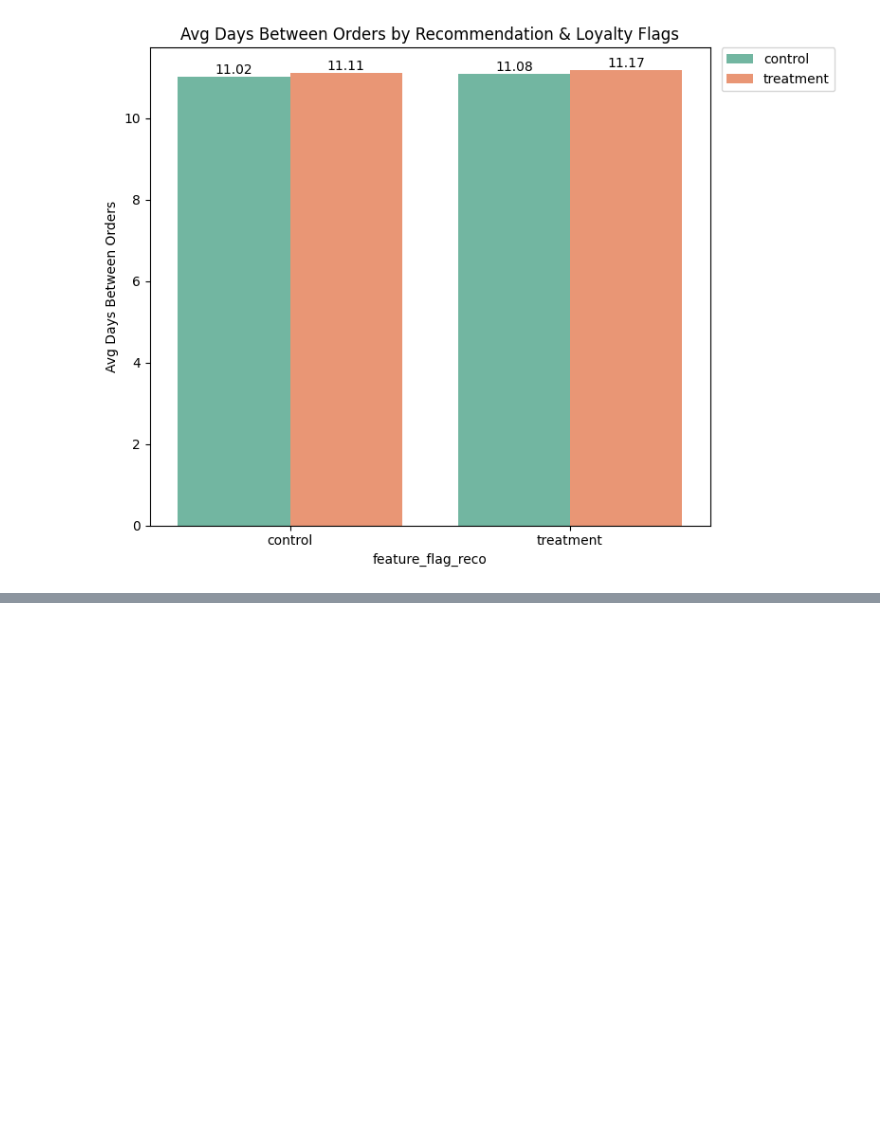
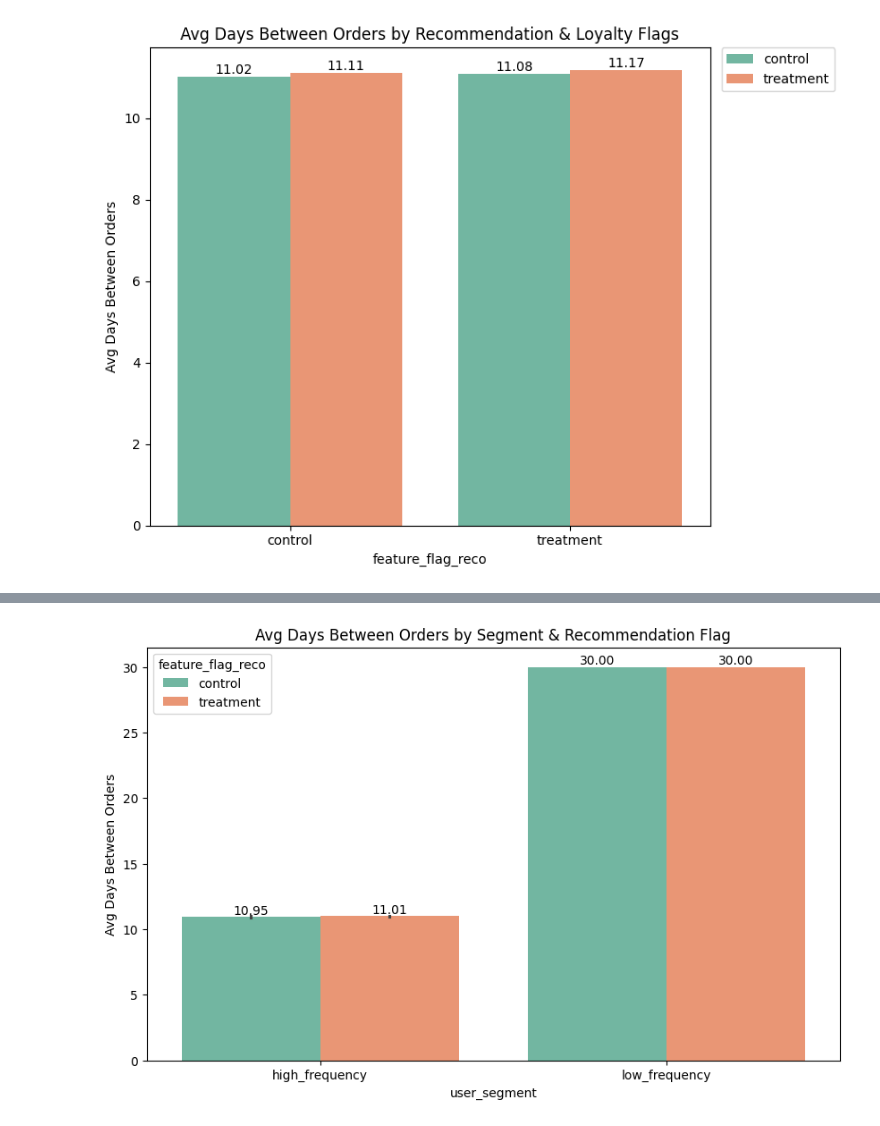
Before and after one commit to cmaguire001/instacart-feature-flag-analysis, a Jupyter notebook: Instacart_Feature_Flag_Analysis.ipynb, the cells around one changed output, grey strips where cells are left out. Cells and saved outputs as stored; diff of their text form; code cells hidden in the pictures; blank space fills up the shorter version.

Commit message:
"Milestone 7: User segmentation with feature flag analysis"

```diff
--- a/Instacart_Feature_Flag_Analysis.ipynb
+++ b/Instacart_Feature_Flag_Analysis.ipynb
@@ -468,0 +502,14 @@ plt.show()
+# %%
+query_segments = """
+SELECT user_segment,
+       feature_flag_reco,
+       feature_flag_loyalty,
+       AVG(days_since_prior_order) AS avg_days_between_orders,
+       COUNT(*) AS total_orders
+FROM orders_with_segments
+WHERE days_since_prior_order IS NOT NULL
+GROUP BY user_segment, feature_flag_reco, feature_flag_loyalty
+ORDER BY user_segment, feature_flag_reco, feature_flag_loyalty
+"""
+segment_summary = con.execute(query_segments).df()
+segment_summary
@@ -468,0 +526,22 @@ plt.show()
+# %%
+import seaborn as sns
+import matplotlib.pyplot as plt
+
+plt.figure(figsize=(10,6))
+ax = sns.barplot(
+    data=segment_summary,
+    x='user_segment',
+    y='avg_days_between_orders',
+    hue='feature_flag_reco',
+    palette='Set2'
+)
+plt.title('Avg Days Between Orders by Segment & Recommendation Flag')
+plt.ylabel('Avg Days Between Orders')
+
+# Add data labels to the bars
+for container in ax.containers:
+    ax.bar_label(container, fmt='%.2f')
+
+plt.show()
+# %% [output]
+[figure, added]
```
Also changed, not shown: parts of 3 cells of this notebook.
